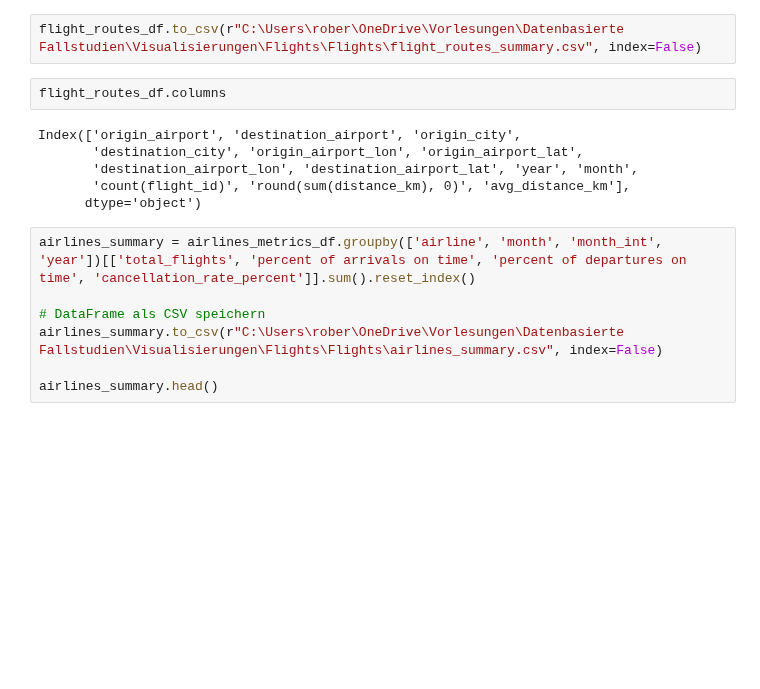
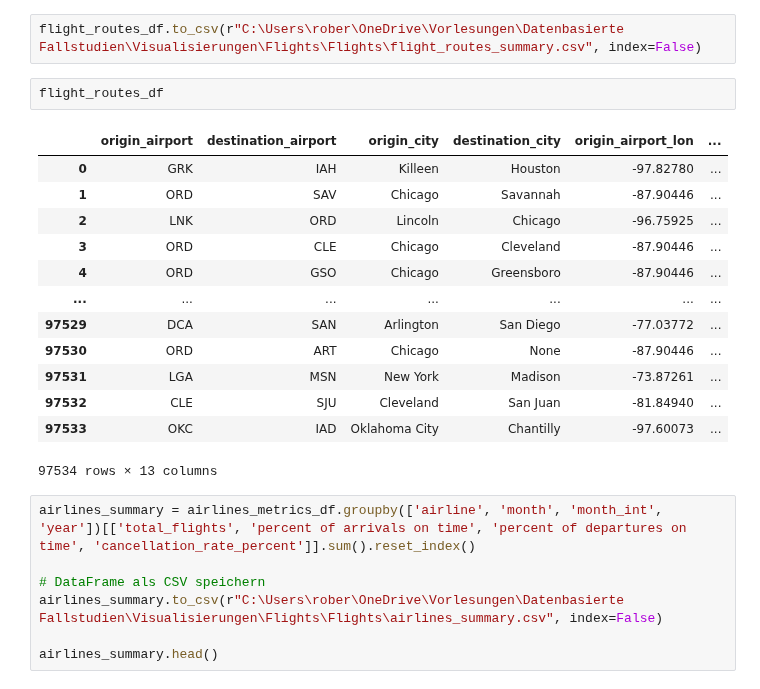
Before and after one commit to swrobuts/Flights, a Jupyter notebook: Flights.ipynb, the cells around one changed output. Cells and saved outputs as stored; diff of their text form; blank space fills up the shorter version.

```diff
--- a/Flights.ipynb
+++ b/Flights.ipynb
@@ -950,13 +950,21 @@ cancellations_summary.head()
 # %%
 flight_routes_df.to_csv(r"C:\Users\rober\OneDrive\Vorlesungen\Datenbasierte Fallstudien\Visualisierungen\Flights\Flights\flight_routes_summary.csv", index=False)
 # %%
-flight_routes_df.columns
+flight_routes_df
 # %% [output]
+|  | origin_airport | destination_airport | origin_city | destination_city | origin_airport_lon | ... |
+| 0 | GRK | IAH | Killeen | Houston | -97.82780 | ... |
+| 1 | ORD | SAV | Chicago | Savannah | -87.90446 | ... |
+| 2 | LNK | ORD | Lincoln | Chicago | -96.75925 | ... |
+| 3 | ORD | CLE | Chicago | Cleveland | -87.90446 | ... |
+| 4 | ORD | GSO | Chicago | Greensboro | -87.90446 | ... |
+| ... | ... | ... | ... | ... | ... | ... |
+| 97529 | DCA | SAN | Arlington | San Diego | -77.03772 | ... |
+| 97530 | ORD | ART | Chicago | None | -87.90446 | ... |
+| 97531 | LGA | MSN | New York | Madison | -73.87261 | ... |
+| 97532 | CLE | SJU | Cleveland | San Juan | -81.84940 | ... |
+| 97533 | OKC | IAD | Oklahoma City | Chantilly | -97.60073 | ... |
-Index(['origin_airport', 'destination_airport', 'origin_city',
-       'destination_city', 'origin_airport_lon', 'origin_airport_lat',
-       'destination_airport_lon', 'destination_airport_lat', 'year', 'month',
-       'count(flight_id)', 'round(sum(distance_km), 0)', 'avg_distance_km'],
-      dtype='object')
+97534 rows × 13 columns
 # %%
 airlines_summary = airlines_metrics_df.groupby(['airline', 'month', 'month_int', 'year'])[['total_flights', 'percent of arrivals on time', 'percent of departures on time', 'cancellation_rate_percent']].sum().reset_index()
 
```
Also changed, not shown: 2 other files.
